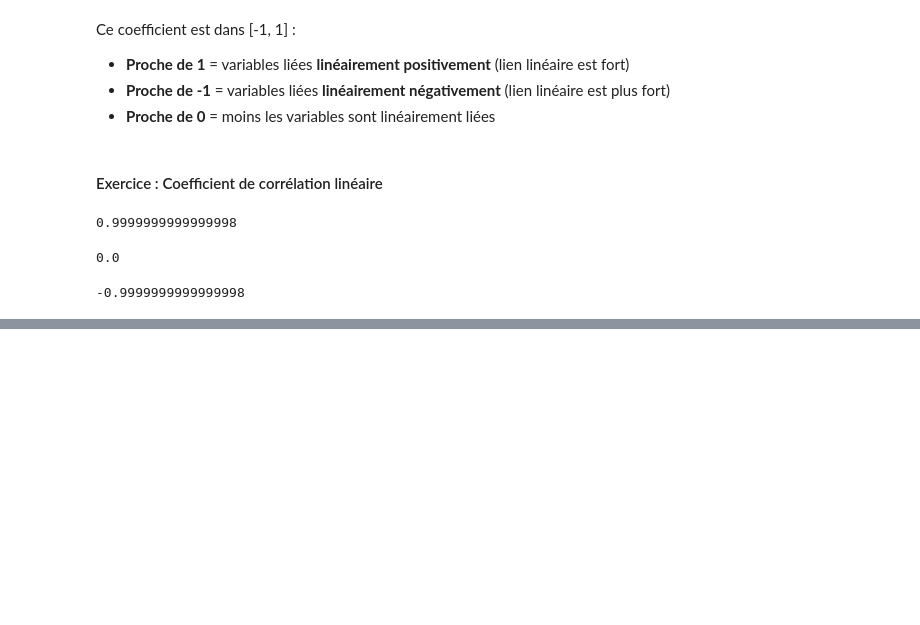
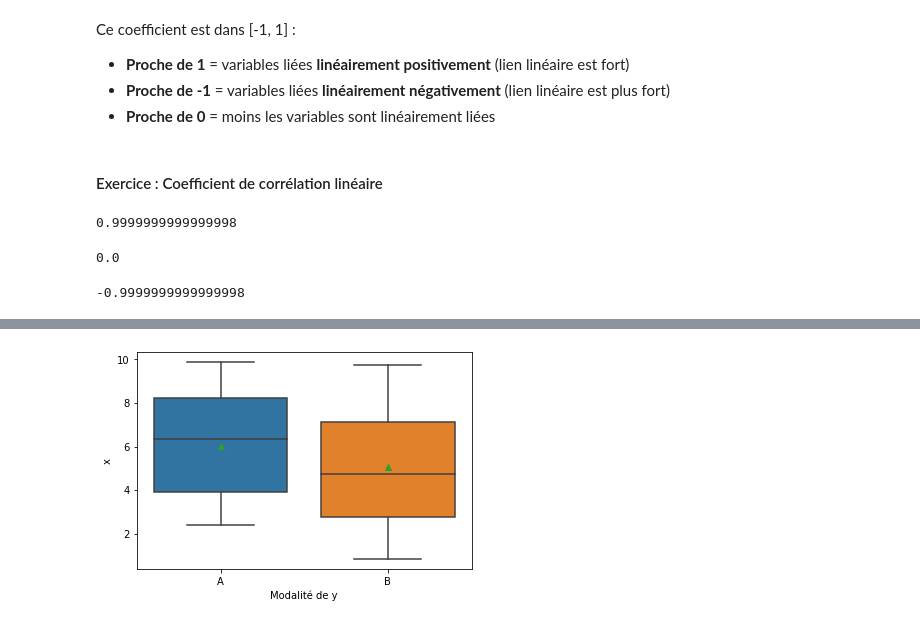
Before and after one commit to tom512000/statistiques-descriptives, a Jupyter notebook: 2 - Description bivariée.ipynb, the cells around one changed output, grey strips where cells are left out. Saved outputs shown, nothing was run; the diff lists cells and outputs as text; code cells hidden in the pictures; blank space fills up the shorter version.

```diff
--- a/2 - Description bivariée.ipynb
+++ b/2 - Description bivariée.ipynb
@@ -246,0 +250,14 @@ lorsqu’il est proche de 1 ou -1, on peut conclure à l’existence d’un tel
+# %%
+def split_by(x: list, y: list) -> dict:
+    d = {}
+    for i in range(len(x)):
+        if y[i] not in d:
+            d[y[i]] = [x[i]]
+        else:
+            d[y[i]] += [x[i]]
+    return d
+# %%
+x = [6.1, 2.68, 3.35, 9.2, 9.75, 4.46, 1.99, 8.76, 2.52, 3.59, 4.12, 2.62, 8.01, 9.36, 7.03, 6.31, 7.49, 9.32, 9.89, 4.69, 6.41, 8.3, 4.15, 8.22, 6.03, 7.0, 8.37, 2.38, 7.07, 0.82, 3.06, 3.82, 4.0, 3.62, 4.76, 2.68, 2.79, 6.84, 8.25, 6.1]
+y = ['A', 'B', 'A', 'A', 'B', 'A', 'B', 'A', 'A', 'B', 'A', 'B', 'A', 'A', 'B', 'A', 'B', 'A', 'A', 'B', 'A', 'B', 'A', 'A', 'B', 'A', 'B', 'A', 'A', 'B', 'A', 'B', 'A', 'A', 'B', 'A', 'B', 'A', 'A', 'B']
+print(len(x),len(y))
+print(split_by(x, y))
@@ -246,0 +331,14 @@ lorsqu’il est proche de 1 ou -1, on peut conclure à l’existence d’un tel
+# %%
+import seaborn as sns
+d = split_by(x, y)
+plt.figure()
+sns.boxplot(
+    data=[d[k] for k in d],
+    showmeans=True,
+)
+plt.xlabel("Modalité de y")
+plt.ylabel("x")
+plt.xticks(plt.xticks()[0],['A','B'])
+plt.show()
+# %% [output]
+[figure, added]
```
Also changed, not shown: parts of 73 cells of this notebook.
